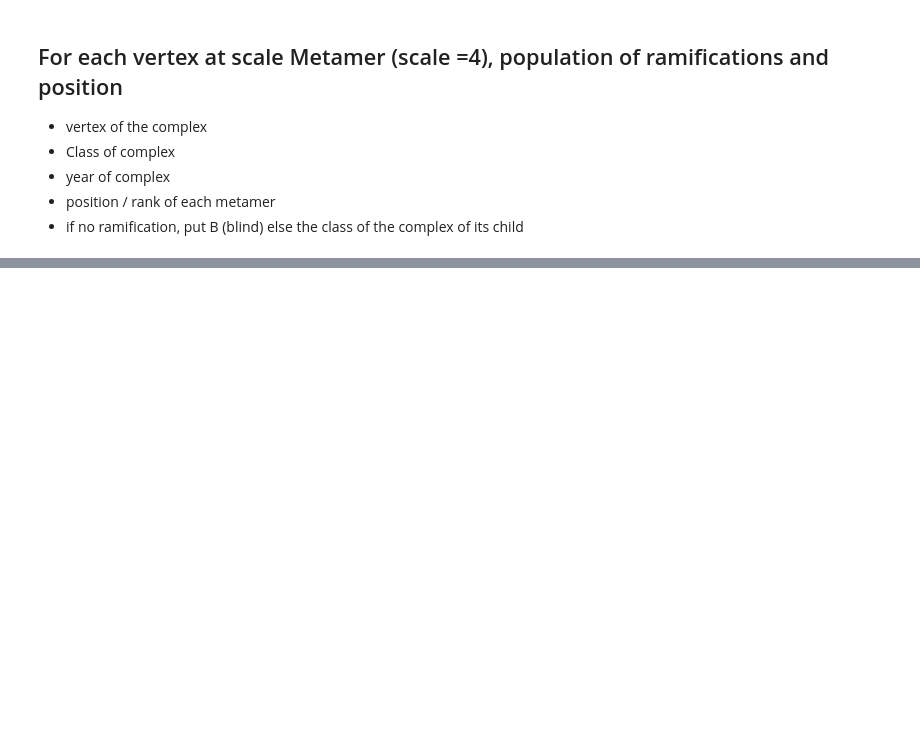
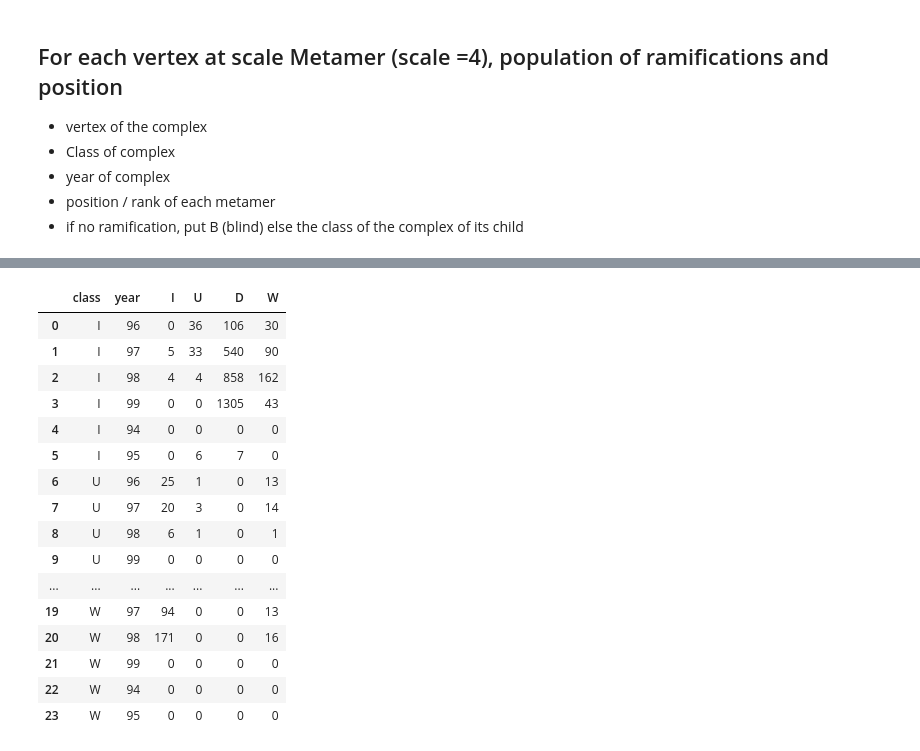
Before and after one commit to openalea-training/agreenium_training_2018, a Jupyter notebook: MTG_Analysis.ipynb, the cells around one changed output, grey strips where cells are left out. Drawn from its saved outputs; the diff is of its cells as text; code cells hidden in the pictures; blank space fills up the shorter version.

```diff
--- a/MTG_Analysis.ipynb
+++ b/MTG_Analysis.ipynb
@@ -197,7 +192,22 @@ Index([u'class', u'year', u'number'], dtype='object')
 # %% [markdown]
 ## Extract for each Growth Unit the number of metamer (components at scale 4)
+# %%
+GUs = g.vertices(scale=3)
+
+nb_metamers = [(vid, g.Class(vid), g.nb_components(vid)) for vid in GUs]
+
+df_gu = pd.DataFrame(nb_metamers, columns=['vid', 'class', 'number'])
+
+df_gu.to_csv('result_metamer_num.csv', index=None)
 # %% [markdown]
 ## Extract the number of ramification from each growth unit
+# %%
+# You can use the method Sons on MTG
+
+nb_ramifs = [(vid, g.Class(vid), len(g.Sons(vid, EdgeType='+'))) for vid in GUs]
+df_ramif = pd.DataFrame(nb_ramifs, columns=['vid', 'class', 'number'])
+
+df_ramif.to_csv('result_branch_num.csv', index=None)
 # %% [markdown]
 ## For each vertex at scale Metamer (scale =4), population of ramifications and position
 
@@ -210,0 +249,64 @@ Index([u'class', u'year', u'number'], dtype='object')
+# %%
+# {'D', 'I', 'U', 'W'} with I : inflorescence
+classes = set(g.class_name(vid) for vid in g.vertices(scale=3))
+
+
+d = {}
+
+for c in classes:
+    d[c] = {}
+    for y in years:
+        d[c][y] = {}
+        for sc in classes:
+            d[c][y][sc] = 0
+
+
+def my_successors(vid):
+    if g.class_name(vid) != 'I':
+        cid = g.Successor(vid)
+        if cid is not None:
+            return [cid]
+        else:
+            return []
+    else:
+        return g.children(vid)
+
+for vid in GUs:
+    _class = g.Class(vid)
+    _year = int(g.index(vid))
+    kids = my_successors(vid)
+    for cid in kids:
+        s_class = g.Class(cid)
+        d[_class][_year][s_class] += 1
+
+successors = []
+for klass in d:
+    for _year in d[klass]:
+        data = [klass, _year]
+        for succ_klass in classes:
+            data.append(d[klass][_year][succ_klass])
+        successors.append(data)
+
+columns= ['class', 'year']+list(classes)
+
+df_successors = pd.DataFrame(successors, columns=columns)
+df_successors.to_csv('result_successors.csv', index=None)
+df_successors
+# %% [output]
+|  | class | year | I | U | D | W |
+| 0 | I | 96 | 0 | 36 | 106 | 30 |
+| 1 | I | 97 | 5 | 33 | 540 | 90 |
+| 2 | I | 98 | 4 | 4 | 858 | 162 |
+| 3 | I | 99 | 0 | 0 | 1305 | 43 |
+| 4 | I | 94 | 0 | 0 | 0 | 0 |
+| 5 | I | 95 | 0 | 6 | 7 | 0 |
+| 6 | U | 96 | 25 | 1 | 0 | 13 |
+| 7 | U | 97 | 20 | 3 | 0 | 14 |
+| 8 | U | 98 | 6 | 1 | 0 | 1 |
+| 9 | U | 99 | 0 | 0 | 0 | 0 |
+| ... | ... | ... | ... | ... | ... | ... |
+| 19 | W | 97 | 94 | 0 | 0 | 13 |
+| 20 | W | 98 | 171 | 0 | 0 | 16 |
+| 21 | W | 99 | 0 | 0 | 0 | 0 |
+| 22 | W | 94 | 0 | 0 | 0 | 0 |
+| 23 | W | 95 | 0 | 0 | 0 | 0 |
```
Also changed, not shown: parts of 13 cells of this notebook, 6 other files.
